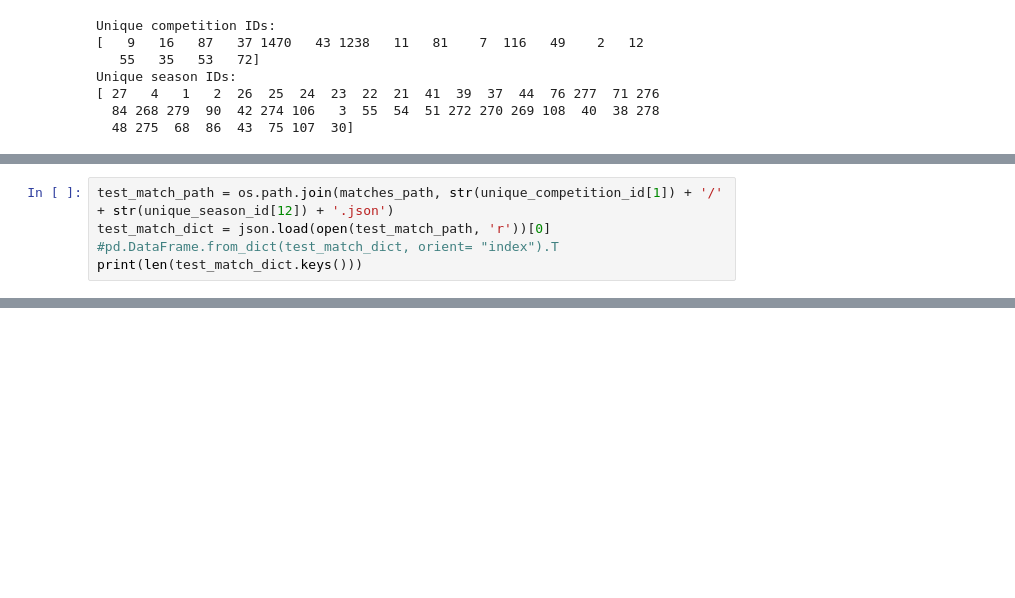
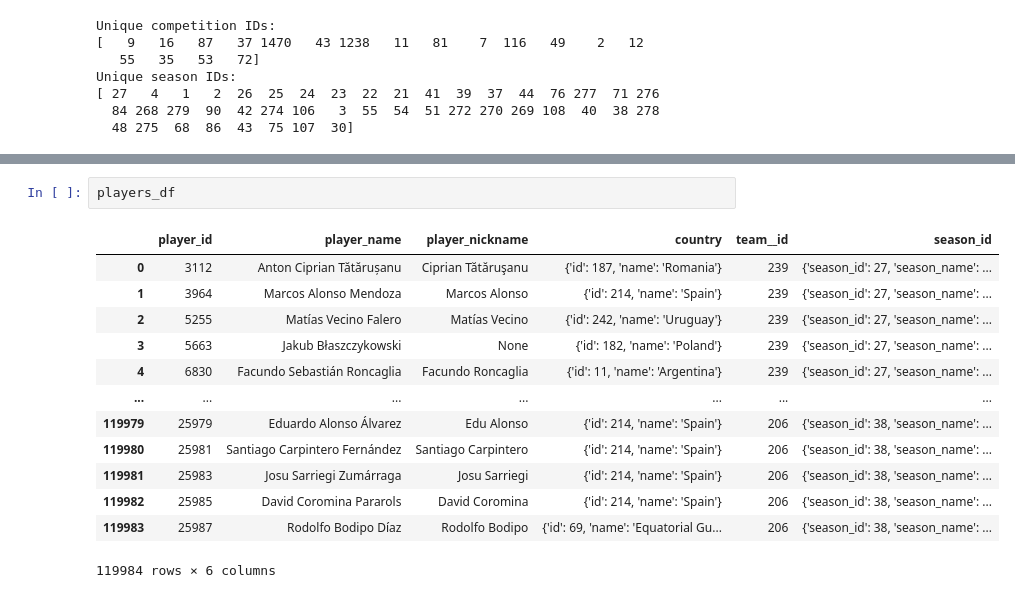
Before and after one commit to Markolinhio/Football-analysis, a Jupyter notebook: notebooks/ml_tactical_analysis.ipynb, the cells around one changed output, grey strips where cells are left out. Cells and saved outputs as stored; diff of their text form; blank space fills up the shorter version.

```diff
--- a/notebooks/ml_tactical_analysis.ipynb
+++ b/notebooks/ml_tactical_analysis.ipynb
@@ -334,5 +306,0 @@ No referee for this match
-# %%
-test_match_path = os.path.join(matches_path, str(unique_competition_id[1]) + '/' + str(unique_season_id[12]) + '.json')
-test_match_dict = json.load(open(test_match_path, 'r'))[0]
-#pd.DataFrame.from_dict(test_match_dict, orient= "index").T
-print(len(test_match_dict.keys()))
@@ -348,0 +353,16 @@ unique_season_id[14]
+# %%
+players_df
+# %% [output]
+|  | player_id | player_name | player_nickname | country | team__id | season_id |
+| 0 | 3112 | Anton Ciprian Tătărușanu | Ciprian Tătăruşanu | {'id': 187, 'name': 'Romania'} | 239 | {'season_id': 27, 'season_name': ... |
+| 1 | 3964 | Marcos Alonso Mendoza | Marcos Alonso | {'id': 214, 'name': 'Spain'} | 239 | {'season_id': 27, 'season_name': ... |
+| 2 | 5255 | Matías Vecino Falero | Matías Vecino | {'id': 242, 'name': 'Uruguay'} | 239 | {'season_id': 27, 'season_name': ... |
+| 3 | 5663 | Jakub Błaszczykowski | None | {'id': 182, 'name': 'Poland'} | 239 | {'season_id': 27, 'season_name': ... |
+| 4 | 6830 | Facundo Sebastián Roncaglia | Facundo Roncaglia | {'id': 11, 'name': 'Argentina'} | 239 | {'season_id': 27, 'season_name': ... |
+| ... | ... | ... | ... | ... | ... | ... |
+| 119979 | 25979 | Eduardo Alonso Álvarez | Edu Alonso | {'id': 214, 'name': 'Spain'} | 206 | {'season_id': 38, 'season_name': ... |
+| 119980 | 25981 | Santiago Carpintero Fernández | Santiago Carpintero | {'id': 214, 'name': 'Spain'} | 206 | {'season_id': 38, 'season_name': ... |
+| 119981 | 25983 | Josu Sarriegi Zumárraga | Josu Sarriegi | {'id': 214, 'name': 'Spain'} | 206 | {'season_id': 38, 'season_name': ... |
+| 119982 | 25985 | David Coromina Pararols | David Coromina | {'id': 214, 'name': 'Spain'} | 206 | {'season_id': 38, 'season_name': ... |
+| 119983 | 25987 | Rodolfo Bodipo Díaz | Rodolfo Bodipo | {'id': 69, 'name': 'Equatorial Gu... | 206 | {'season_id': 38, 'season_name': ... |
+119984 rows × 6 columns
```
Also changed, not shown: parts of 19 cells of this notebook, 3 other files.
